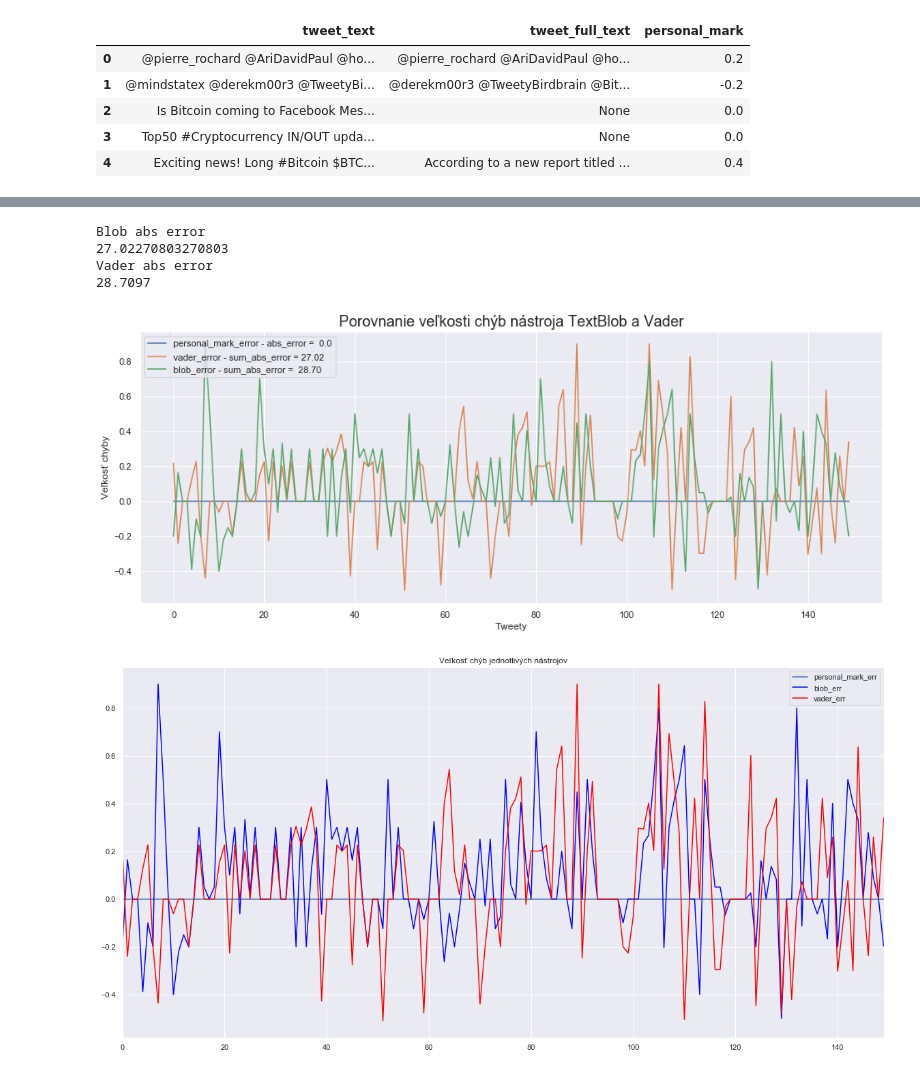
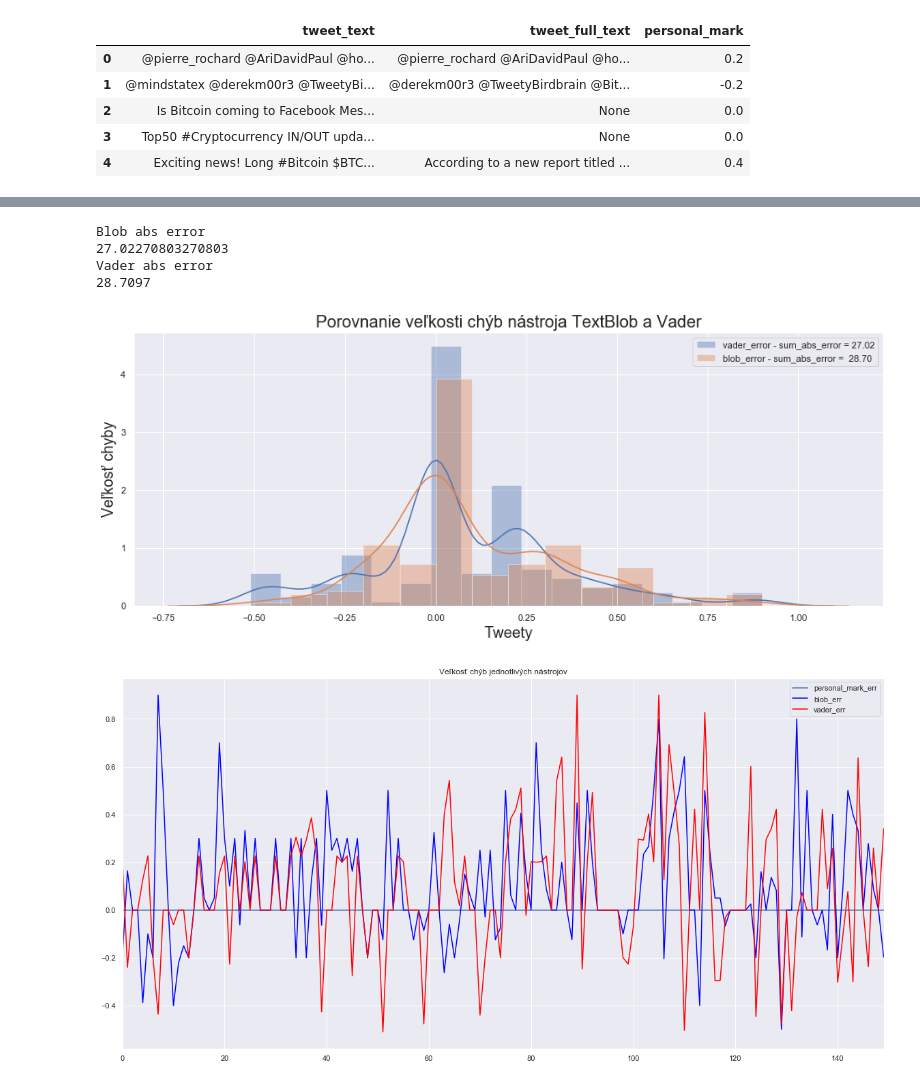
Before and after one commit to KrizanPeter/DP3_Repo, a Jupyter notebook: DP2/SentimentToolCompare/SentimentToolComparer.ipynb, the cells around one changed output, grey strips where cells are left out. Drawn from its saved outputs; the diff is of its cells as text; code cells hidden in the pictures.

Commit message:
finaldocu part 2

```diff
--- a/DP2/SentimentToolCompare/SentimentToolComparer.ipynb
+++ b/DP2/SentimentToolCompare/SentimentToolComparer.ipynb
@@ -51,7 +51,7 @@ df.to_csv('_finalDataset/twitter_sample.csv', encoding='utf-16', index=False)
 # %% [markdown]
 # Compare
 # %%
-df = pd.read_csv('_finalDataset/twitter_sample.csv',  delimiter = ';')
+df = pd.read_csv('twitter_sample.csv',  delimiter = ';')
 # %%
 df.head(5)
 # %% [output]
@@ -109,23 +104,23 @@ df.head(150)
 150 rows × 8 columns
 # %%
 plt.figure(figsize=(16, 6))
-ax = sns.lineplot(x=df.index, y="personal_mark_err", data=df, label = 'personal_mark_error - abs_error =  0.0')
-ax = sns.lineplot(x=df.index, y="vader_err", data=df, label = 'vader_error - sum_abs_error = 27.02')
-ax = sns.lineplot(x=df.index, y="blob_err", data=df, label = 'blob_error - sum_abs_error =  28.70')
-ax.set_title('Porovnanie veľkosti chýb nástroja TextBlob a Vader', fontsize = 18)
-ax.set_ylabel("Veľkosť chyby")
-ax.set_xlabel("Tweety")
+#ax = sns.lineplot(x=df.index, y="personal_mark_err", data=df, label = 'personal_mark_error - abs_error =  0.0')
+ax = sns.distplot(df.vader_err, label = 'vader_error - sum_abs_error = 27.02')
+ax = sns.distplot(df.blob_err, label = 'blob_error - sum_abs_error =  28.70')
+ax.set_title('Porovnanie veľkosti chýb nástroja TextBlob a Vader', fontsize = 20)
+ax.set_ylabel("Veľkosť chyby", fontsize = 18)
+ax.set_xlabel("Tweety", fontsize = 18)
 ax.legend()
 print("Blob abs error")
 print(np.abs(df.blob_err).sum())
 print("Vader abs error")
 print(np.abs(df.vader_err).sum())
 # %% [output]
 Blob abs error
 27.02270803270803
 Vader abs error
 28.7097
-[figure, old version]
+[figure, new version]
 # %%
 ax = plt.gca(title="Veľkosť chýb jednotlivých nástrojov")
 df.plot(kind='line',y='personal_mark_err',ax=ax,figsize=(20,10))
```
Also changed, not shown: parts of 1 cell of this notebook, 6 other files.
